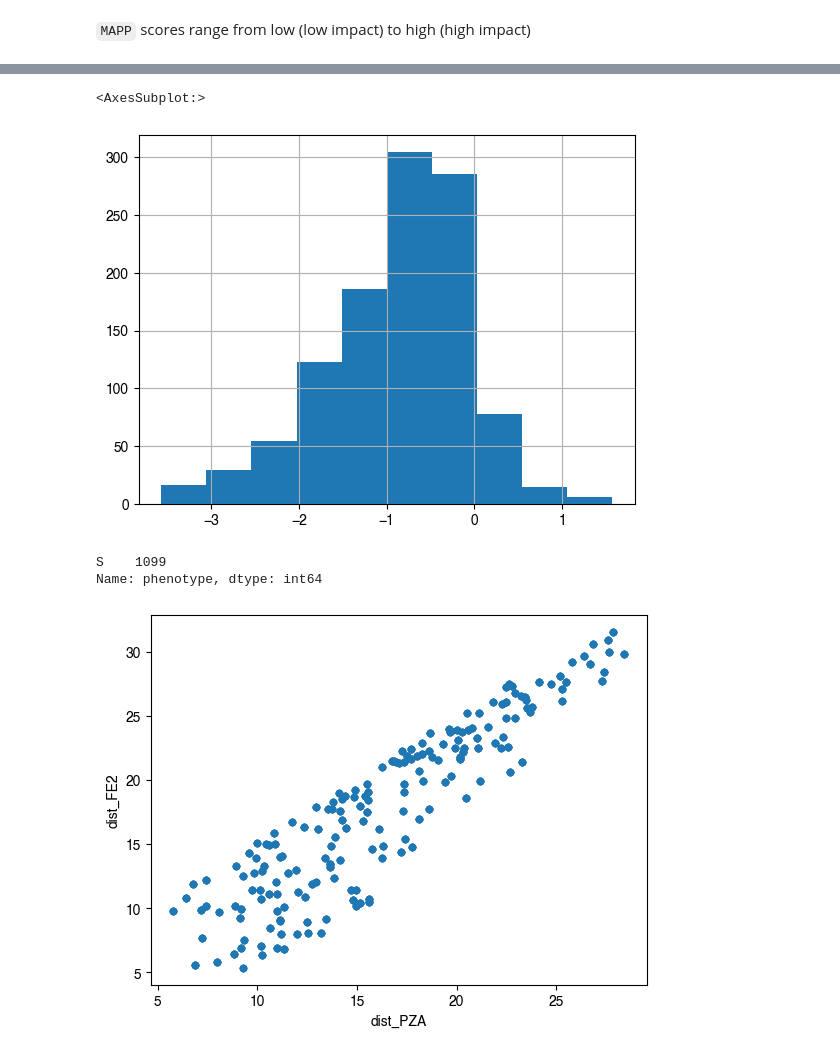
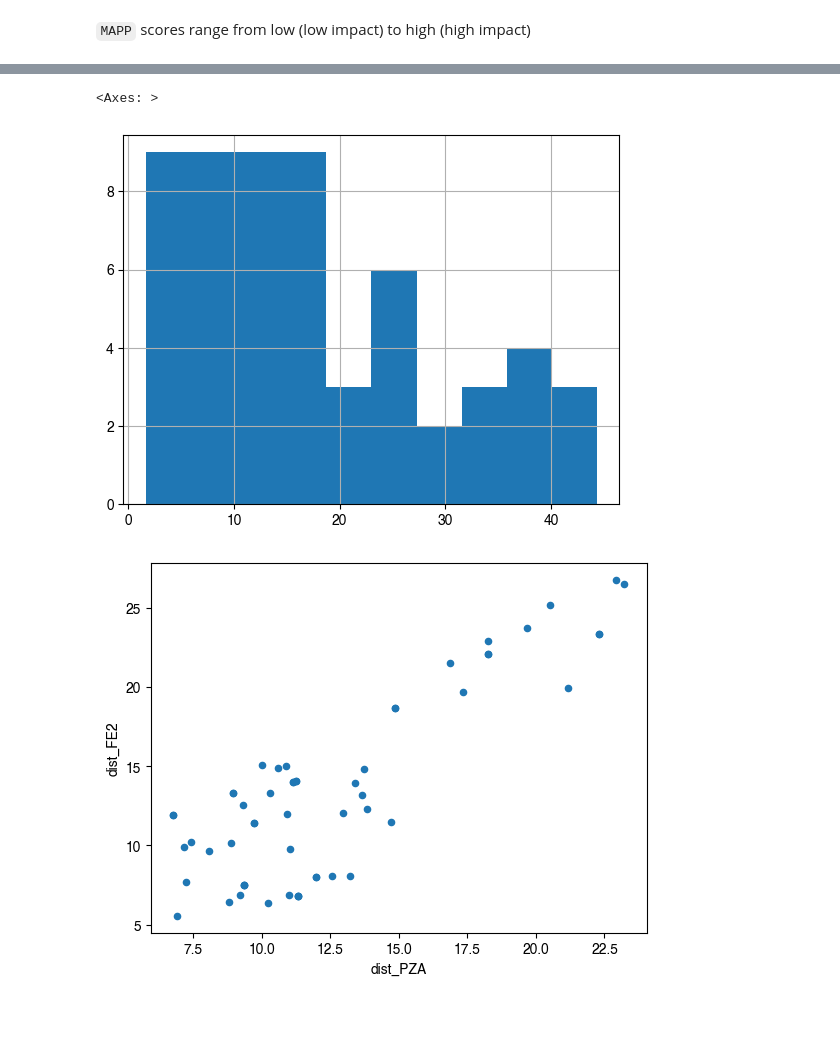
Before and after one commit to fowler-lab/predict-pyrazinamide-resistance, a Jupyter notebook: 06-add-features.ipynb, the cells around one changed output, grey strips where cells are left out. Drawn from its saved outputs; the diff is of its cells as text; code cells hidden in the pictures; blank space fills up the shorter version.

```diff
--- a/06-add-features.ipynb
+++ b/06-add-features.ipynb
@@ -8,10 +8,12 @@ import sbmlcore
 
 Because this is a notebook for easy of use, one has to set the `filestem` flag to each of `'traintest'`,`'validation-samples'`, `'validation-mutations'`,or `'mic'` and run the notebook each time.
 # %%
-filestem = 'all'
+filestem = 'mic'
 # %%
 df2 = pandas.read_csv('data/ds-' + filestem+'-phen.csv')
-df2.rename(columns={'MUTATION':'mutation', 'CONSISTENT_PHENOTYPE':'phenotype'}, inplace=True)
-# df2.rename(columns={'MUTATION':'mutation', 'PHENOTYPE':'phenotype'}, inplace=True)
+if 'CONSISTENT_PHENOTYPE' in df2.columns:
+    df2.rename(columns={'MUTATION':'mutation', 'CONSISTENT_PHENOTYPE':'phenotype'}, inplace=True)
+else:
+    df2.rename(columns={'MUTATION':'mutation', 'PHENOTYPE':'phenotype'}, inplace=True)
 df2[:3]
 # %% [output]
@@ -22,6 +24,3 @@ df2[:3]
-# %%
-df2['segid'] = 'A'
-df2[['segid', 'mutation']].to_csv('foo.txt', sep=' ', index=False)
 # %%
 dataset = sbmlcore.FeatureDataset(df2, species='M. tuberculosis', gene='pncA')
 dataset.df['segid'] = 'A'
@@ -100,9 +112,7 @@ dataset.df.deep_ddG.hist()
 # %% [markdown]
 ### add effect on protein stability estimated by RaSP
 # %%
-# a = sbmlcore.RaSP('data/features/cavity_pred_3PL1_A.csv')
-# a.results.rasp_score_ml.hist()
 dataset = dataset + sbmlcore.RaSP('data/features/cavity_pred_3PL1_A.csv')
-dataset.df.drop(columns=['rasp_score_ml'], inplace=True)
-dataset.df.rasp_score_ml_fermi.hist()
+dataset.df.drop(columns=['rasp_score_ml_fermi', 'rasp_wt_nlf', 'rasp_mt_nlf'], inplace=True)
+dataset.df
 # %% [output]
@@ -248,15 +244,10 @@ Index: []
 # %%
-dataset.df.mcsm_stability_ddG.hist()
+dataset.df.mapp_score.hist()
 # %% [output]
-<AxesSubplot:>
+<Axes: >
-[figure, old version]
+[figure, new version]
-# %%
-dataset.df.phenotype.value_counts()
-# %% [output]
-S    1099
-Name: phenotype, dtype: int64
 # %%
 axes = dataset.df.plot.scatter(x='dist_PZA', y='dist_FE2')
 # %% [output]
-[figure, old version]
+[figure, new version]
 # %%
```
Also changed, not shown: parts of 24 cells of this notebook, 31 other files.
